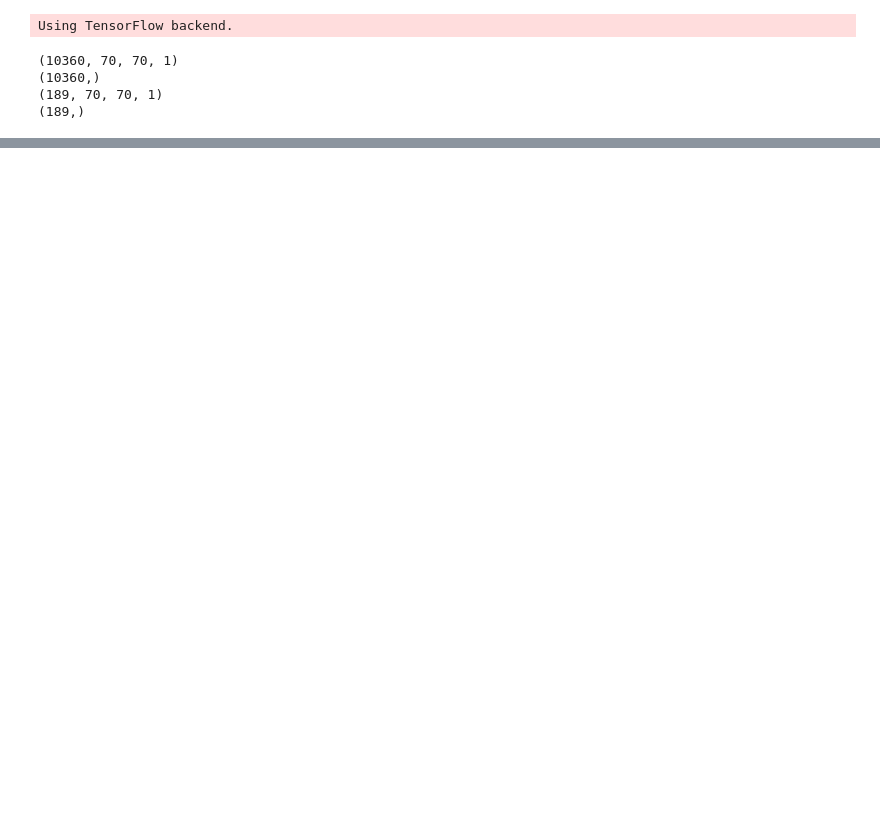
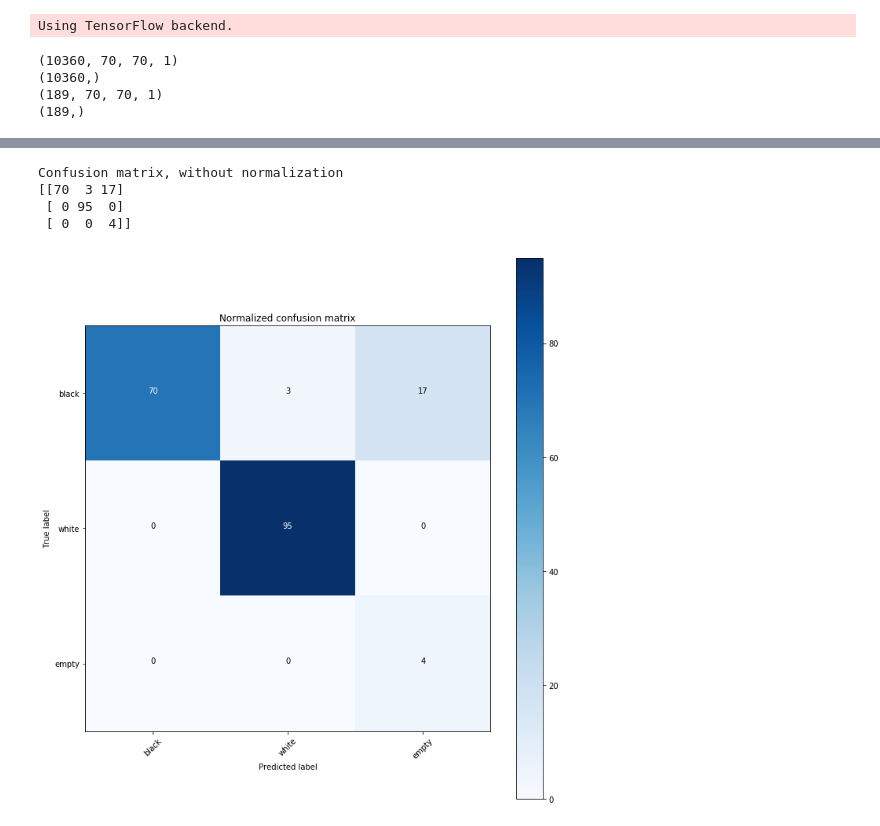
Before and after one commit to ace-racer/Extending-Board-Games-using-deep-learning, a Jupyter notebook: chess_piece_detection/3_class_classifier/CNN/ColorDetectionCNN-Modeling.ipynb, the cells around one changed output, grey strips where cells are left out. Drawn from its saved outputs; the diff is of its cells as text; code cells hidden in the pictures; blank space fills up the shorter version.

Commit message:
Train CNN classifier and view failed images

```diff
--- a/chess_piece_detection/3_class_classifier/CNN/ColorDetectionCNN-Modeling.ipynb
+++ b/chess_piece_detection/3_class_classifier/CNN/ColorDetectionCNN-Modeling.ipynb
@@ -57,8 +57,8 @@ def get_features_labels(data_path):
 
     return np.array(X), np.array(y)
 # %%
-X_train, y_train = get_features_labels("H:\\AR-ExtendingOnlineGames\\data\\chess_pieces_data\\Chess ID Public Data\\train")
-X_test, y_test = get_features_labels("H:\\AR-ExtendingOnlineGames\\data\\chess_pieces_data\\Chess ID Public Data\\test")
+X_train, y_train = get_features_labels("C:\\Users\\issuser\\Desktop\\ExtendingBoardGamesOnline\\data\\Chess ID Public Data\\train")
+X_test, y_test = get_features_labels("C:\\Users\\issuser\\Desktop\\ExtendingBoardGamesOnline\\data\\Chess ID Public Data\\test")
 print(X_train.shape)
 print(y_train.shape)
 print(X_test.shape)
@@ -78,7 +78,7 @@ from tensorflow import set_random_seed
 set_random_seed(42)
 # %%
 # batch size
-batch_size = 32
+batch_size = 64
 
 # number of training epochs
 epochs = 150
@@ -212,7 +212,13 @@ def plot_confusion_matrix(cm, classes,
 # %%
 plt.rcParams["figure.figsize"] = (10,10)
 class_names = ["black", "white", "empty"]
 test_predictions = model.predict(X_test, batch_size=batch_size)
 y_test_pred = [np.argmax(x) for x in test_predictions]
 cnf_matrix = confusion_matrix(y_test, y_test_pred)
-plot_confusion_matrix(cnf_matrix, classes=class_names, normalize=True,title='Normalized confusion matrix')
+plot_confusion_matrix(cnf_matrix, classes=class_names, normalize=False,title='Normalized confusion matrix')
+# %% [output]
+Confusion matrix, without normalization
+[[70  3 17]
+ [ 0 95  0]
+ [ 0  0  4]]
+[figure, added]
```
Also changed, not shown: parts of 3 cells of this notebook.
